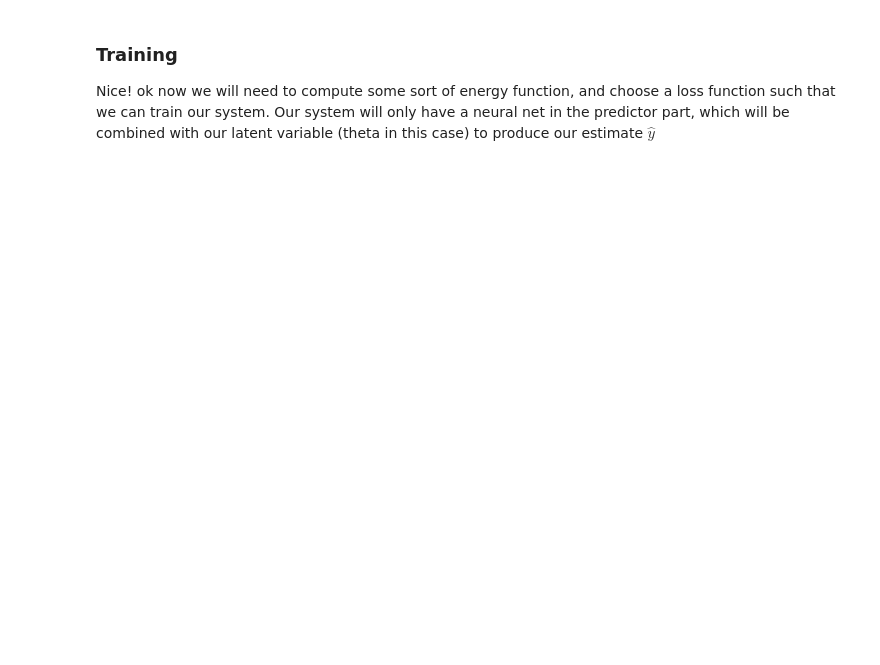
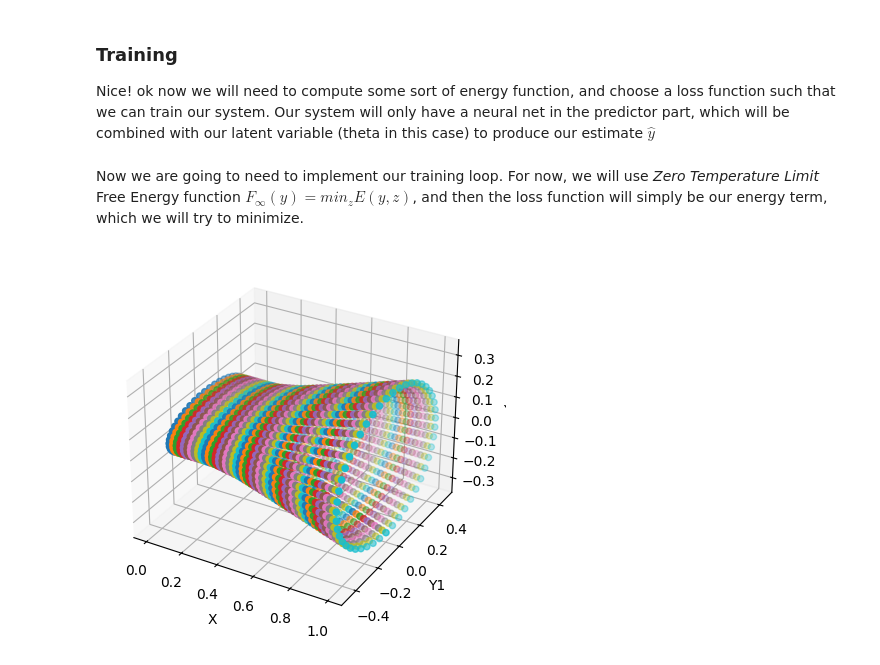
Before and after one commit to ncorriveau/math_helpers, a Jupyter notebook: ebm.ipynb, the cells around one changed output. Cells and saved outputs as stored; diff of their text form; code cells hidden in the pictures; blank space fills up the shorter version.

```diff
--- a/ebm.ipynb
+++ b/ebm.ipynb
@@ -62,25 +63,29 @@ such that we can train our system. Our system will only have a neural net in the
 which will be combined with our latent variable (theta in this case) to produce our estimate
 $\hat{y}$
 # %%
-def decoder_manual(z, f):
+# using tensors now so to keep gradient calculations need to convert our functions
+# to take in tensors and return tensors
+
+def decoder_manual(z: torch.tensor, f: torch.tensor):
     """
     decodes using our latent variable z and the output of our predictor
     f into our predicted y's
     """
     # arbitrarily come up with some decoder that maps us to an elipsis in 2D
-    return f.T @ np.array([np.sin(z), np.cos(z)])
+    outputs = torch.zeros(f.shape[0], len(z), 2)
+    for i, theta in enumerate(z):
+        outputs[:, i, 0] = f[:, 0] * torch.sin(theta)
+        outputs[:, i, 1] = f[:, 1] * torch.cos(theta)
 
+    return outputs
 
-def energy_func(y, g):
+def energy_func(y: torch.tensor, y_hat: torch.tensor):
     """
     computes the energy function for the given y, z, and w where w are the outputs
     of our neural net
     """
-    return np.sum((y - g)**2, axis=1)
+    return torch.sum((y - y_hat)**2, axis=1)
 # %%
-import torch
-import torch.nn as nn
-
 class Predictor(nn.Module):
     """
     predictor network - we just need a neural network that takes a scalar input (x)
@@ -89,9 +94,26 @@ class Predictor(nn.Module):
     def __init__(self):
         super(Predictor, self).__init__()
         self.fc1 = nn.Linear(1, 8)
-        self.fc2 = nn.Linear(8, 2)
+        self.fc2 = nn.Linear(8, 8)
+        self.fc3 = nn.Linear(8, 2)
 
     def forward(self, x):
         x = torch.relu(self.fc1(x))
         x = torch.relu(self.fc2(x))
+        x = self.fc3(x)
         return x
+# %% [markdown]
+Now we are going to need to implement our training loop. For now, we will use _Zero Temperature Limit_
+Free Energy function $F_{\infty}(y) = min_{z}E(y, z)$, and then the loss function will simply be our energy term, which we will try to minimize.
+# %%
+eps = np.finfo(float).eps
+theta = torch.linspace(0, 2*np.pi - eps, 48).reshape(-1, 1)
+x = torch.linspace(0, 1, 50).reshape(-1, 1)
+
+# print our untrained manifold
+model = Predictor()
+f = model(x)
+y_hat = decoder_manual(theta, f)
+plot_mainfold(x.detach().numpy(), y_hat.detach().numpy())
+# %% [output]
+[figure, added]
```
Also changed, not shown: parts of 8 cells of this notebook.
